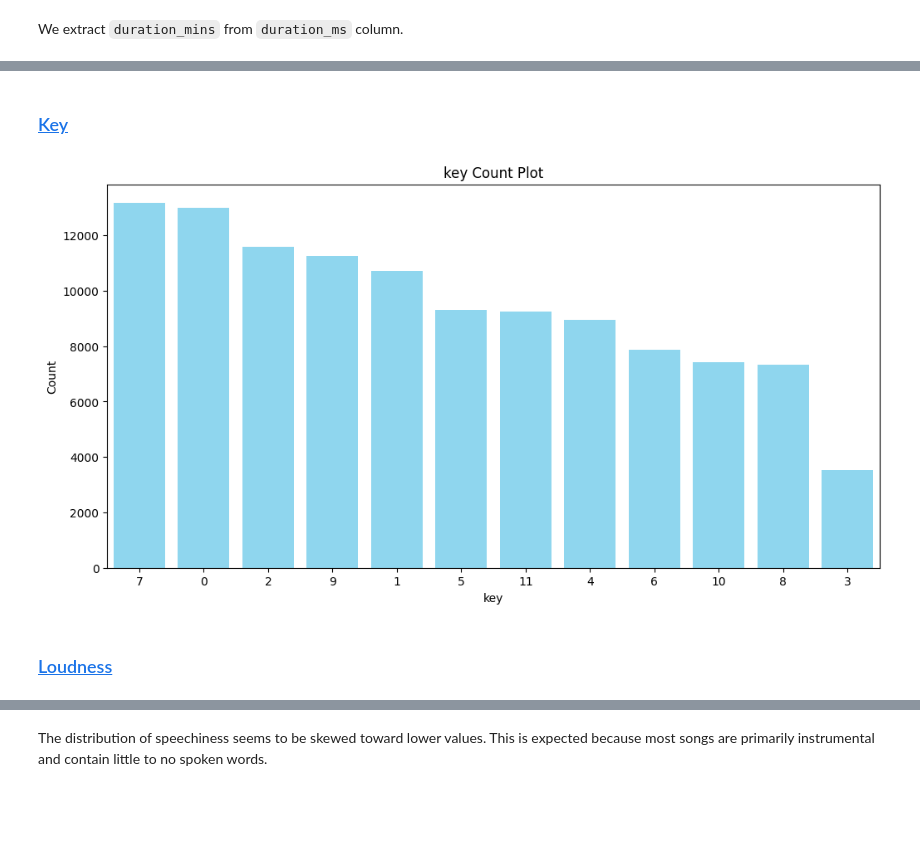
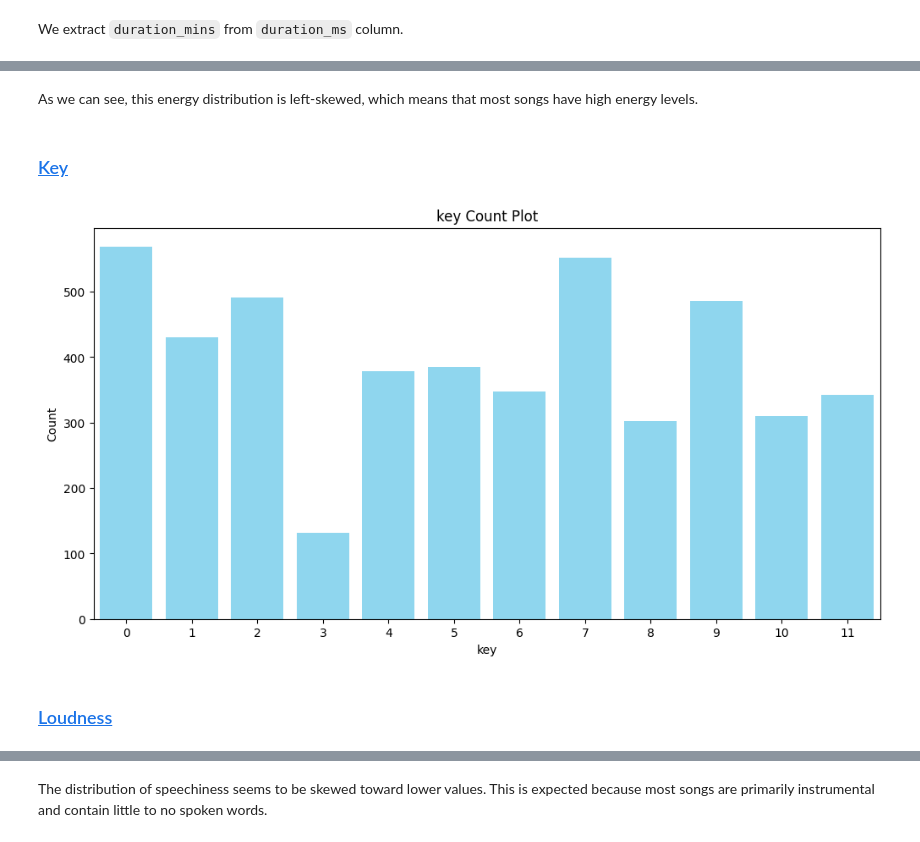
Before and after one commit to Hadi-loo/Introduction-to-Data-Science-Course, a Jupyter notebook: Final Project/Phase 1/insights.ipynb, the cells around one changed output, grey strips where cells are left out. Cells and saved outputs as stored; diff of their text form; code cells hidden in the pictures; blank space fills up the shorter version.

```diff
--- a/Final Project/Phase 1/insights.ipynb
+++ b/Final Project/Phase 1/insights.ipynb
@@ -301,0 +419,4 @@ data_filtered.head(5)
+# %%
+data['artist_count'] = data['artists'].apply(lambda x: len(x))
+data['genre_count'] = data['track_genre'].apply(lambda x: len(x))
+data.head()
@@ -302 +433,10 @@ data_filtered.head(5)
+# %%
+data = data[['track_name', 'album_name', 'artists',
+             'explicit', 'key', 'mode', 'time_signature',
+             'danceability', 'energy', 'loudness', 'speechiness', 'acousticness', 'instrumentalness', 'liveness', 'valence', 'tempo',
+             'track_id', 'album_id', 'artist_ids', 'track_number', 'disc_number',
+             'release_date', 'decade', 'year', 'quarter', 'month', 'week_of_year', 'day', 'day_of_week', 'day_of_year',
+			 'duration_mins', 'duration_ms',
+             'artist_count', 'genre_count',
+             'track_genre', 'popularity']]
 # %% [markdown]
@@ -403,4 +598,6 @@ def hist_plot(df, col_name, bins=None, figsize=(12, 6), kde=True, normal_estimat
         plt.legend(['Normal Distribution', 'Kernel Density Estimation'])
 
     plt.show()
+# %%
+df = data.copy()
 # %% [markdown]
@@ -408,3 +604,0 @@ def hist_plot(df, col_name, bins=None, figsize=(12, 6), kde=True, normal_estimat
-# %%
-df = data_filtered.copy()
-count_plot(df, 'explicit')
@@ -429,11 +625,13 @@ hist_plot(df, 'energy', normal_estimation=False, stat='proportion')
+# %% [markdown]
+As we can see, this energy distribution is left-skewed, which means that most songs have high energy levels.
 # %% [markdown]
-### <a id='toc1_8_4_'></a>[Key](#toc0_)
+### <a id='toc9_4_'></a>[Key](#toc0_)
 # %%
-count_plot(df, 'key')
+count_plot(df, 'key', sorted=False)
 # %% [output]
-[figure, old version]
+[figure, new version]
 # %% [markdown]
-### <a id='toc1_8_5_'></a>[Loudness](#toc0_)
+### <a id='toc9_5_'></a>[Loudness](#toc0_)
 # %%
 hist_plot(df, 'loudness', normal_estimation=False)
 # %% [output]
```
Also changed, not shown: parts of 187 cells of this notebook.
